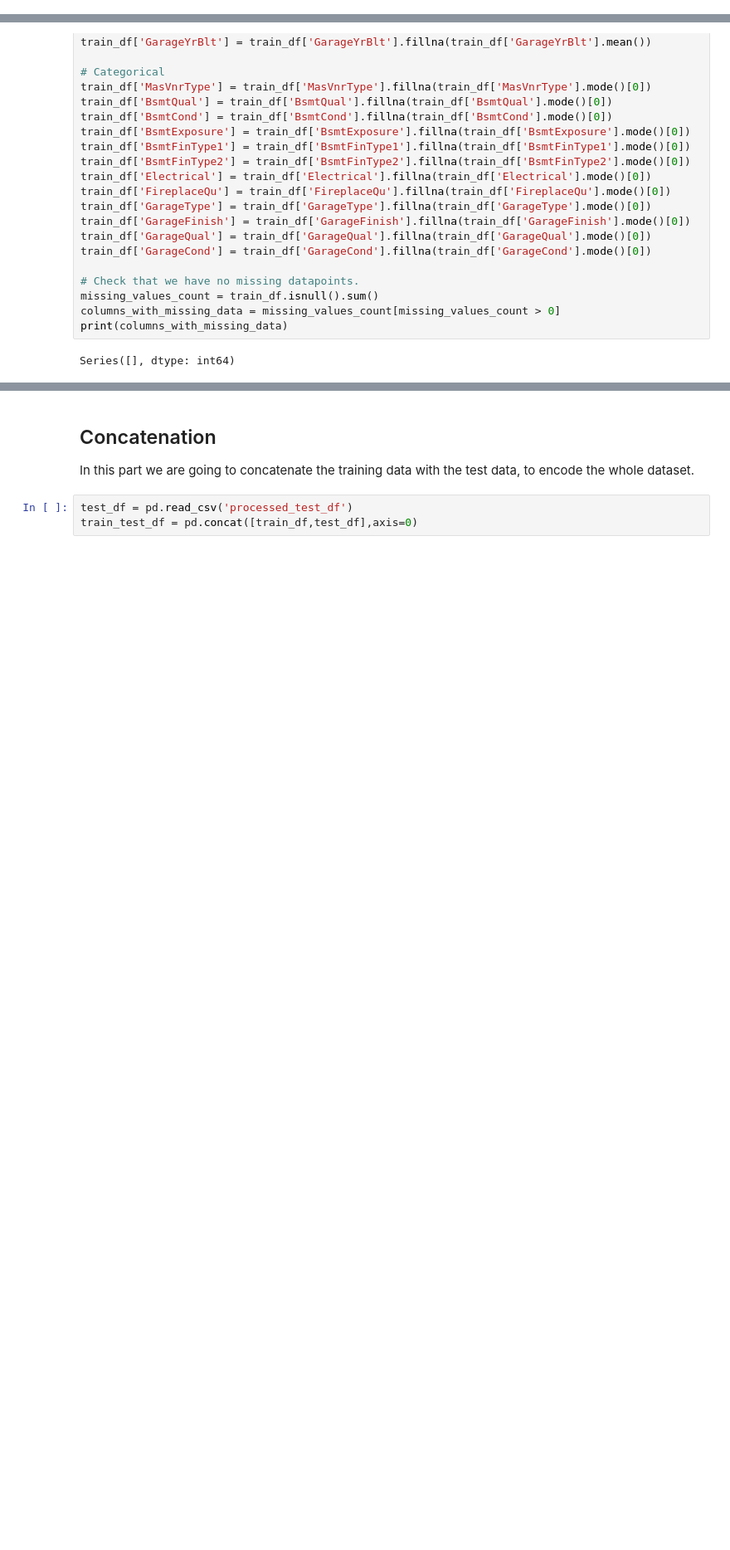
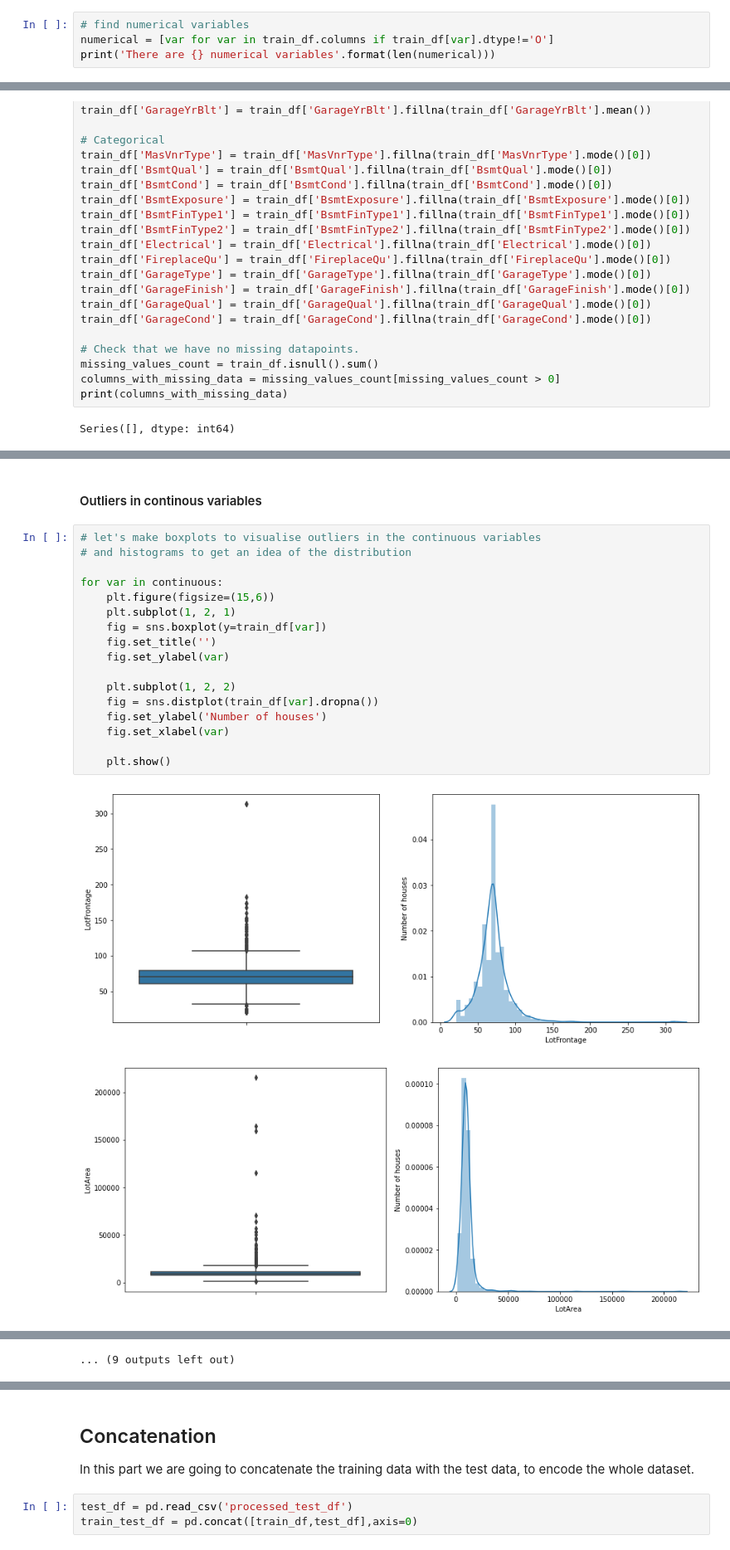
Before and after one commit to hakonsonstebo/HPP, a Jupyter notebook: HPP.ipynb, the cells around one changed output, grey strips where cells are left out. Shown at 83% size. Saved outputs shown, nothing was run; the diff lists cells and outputs as text; blank space fills up the shorter version.

```diff
--- a/HPP.ipynb
+++ b/HPP.ipynb
@@ -87,0 +94,4 @@ Initial exploration shows us that the training dataset consists of 1460 rows, an
+# %%
+# find numerical variables
+numerical = [var for var in train_df.columns if train_df[var].dtype!='O']
+print('There are {} numerical variables'.format(len(numerical)))
@@ -167,0 +229,22 @@ Series([], dtype: int64)
+# %% [markdown]
+#### Outliers in continous variables
+# %%
+# let's make boxplots to visualise outliers in the continuous variables
+# and histograms to get an idea of the distribution
+
+for var in continuous:
+    plt.figure(figsize=(15,6))
+    plt.subplot(1, 2, 1)
+    fig = sns.boxplot(y=train_df[var])
+    fig.set_title('')
+    fig.set_ylabel(var)
+
+    plt.subplot(1, 2, 2)
+    fig = sns.distplot(train_df[var].dropna())
+    fig.set_ylabel('Number of houses')
+    fig.set_xlabel(var)
+
+    plt.show()
+# %% [output]
+[figure, added]
+[figure, added]
@@ -167,0 +261 @@ Series([], dtype: int64)
+... (9 outputs left out)
```
Also changed, not shown: parts of 20 cells of this notebook, 1 other file.
